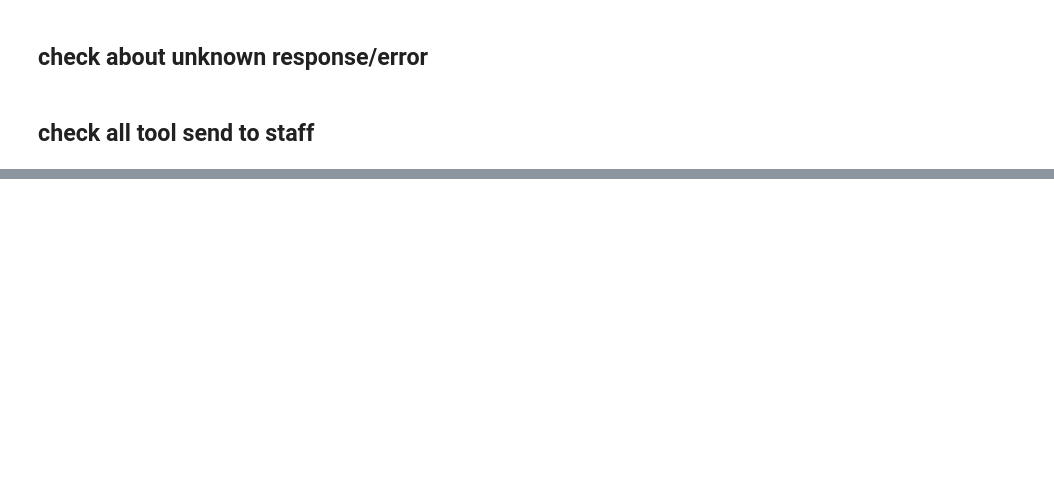
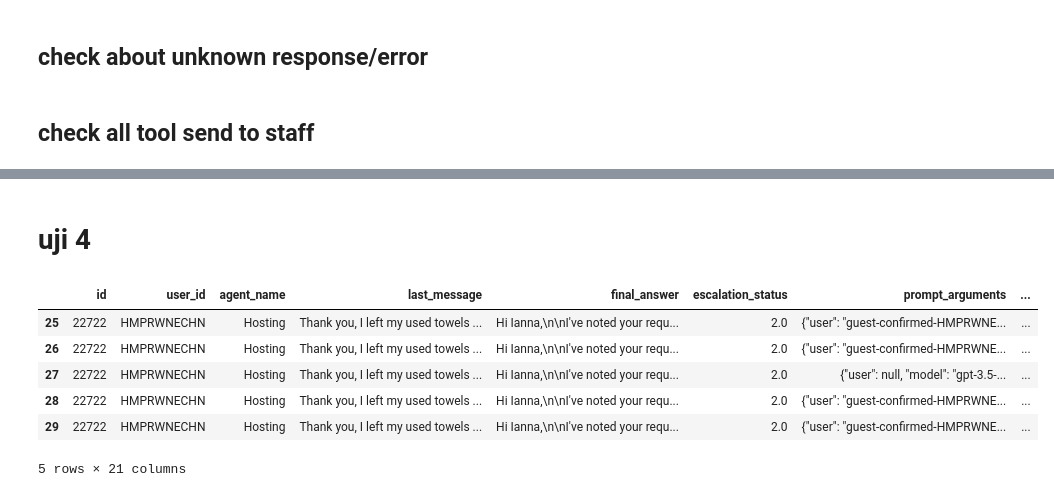
Before and after one commit to riparuk/GRMS, a Jupyter notebook: dataset_exploration.ipynb, the cells around one changed output, grey strips where cells are left out. Saved outputs shown, nothing was run; the diff lists cells and outputs as text; code cells hidden in the pictures; blank space fills up the shorter version.

```diff
--- a/dataset_exploration.ipynb
+++ b/dataset_exploration.ipynb
@@ -471,0 +582,31 @@ InvalidIndexError: (slice(None, None, None), 'information')
+# %%
+# get information from tool_response
+onsite_requests.loc[:,'information'] = onsite_requests['tool_response'].apply(extract_information)
+
+# get name form final_answer
+onsite_requests.loc[:,'name'] = onsite_requests['final_answer'].apply(extract_name)
+
+onsite_requests.head()
+# %%
+# Convert 'created_at' to datetime
+onsite_requests['created_at'] = pd.to_datetime(onsite_requests['created_at'])
+onsite_requests.info()
+# %%
+# # Convert 'created_at' to datetime
+
+# Set the created_at as the index
+onsite_requests.set_index('created_at', inplace=True)
+
+# Resample by day and count sent and not sent requests
+daily_sent = onsite_requests[onsite_requests['response_type'] == 'Sent'].resample('D').size()
+daily_not_sent = onsite_requests[onsite_requests['response_type'] == 'Not Sent'].resample('D').size()
+
+# Plot the frequency over time
+plt.figure(figsize=(14, 7))
+plt.plot(daily_sent, label='Sent Requests', color='green')
+plt.plot(daily_not_sent, label='Not Sent Requests', color='red')
+plt.xlabel('Date')
+plt.ylabel('Number of Requests')
+plt.title('Daily Onsite Requests Sent vs Not Sent')
+plt.legend()
+plt.show()
@@ -471,0 +621,4 @@ InvalidIndexError: (slice(None, None, None), 'information')
+# %%
+drop_col = ['tool_id', 'tool_name', 'tool_arguments', 'prompt_arguments', 'prompt_response', 'category_id', 'category_description', 'state_name', 'state_id']
+onsite_requests.drop(columns=drop_col, inplace=True)
+onsite_requests.info()
@@ -471,0 +635,12 @@ InvalidIndexError: (slice(None, None, None), 'information')
+# %% [markdown]
+# uji 4
+# %%
+onsite_requests.head()
+# %% [output]
+|  | id | user_id | agent_name | last_message | final_answer | escalation_status | prompt_arguments | ... |
+| 25 | 22722 | HMPRWNECHN | Hosting | Thank you, I left my used towels ... | Hi Ianna,\n\nI've noted your requ... | 2.0 | {"user": "guest-confirmed-HMPRWNE... | ... |
+| 26 | 22722 | HMPRWNECHN | Hosting | Thank you, I left my used towels ... | Hi Ianna,\n\nI've noted your requ... | 2.0 | {"user": "guest-confirmed-HMPRWNE... | ... |
+| 27 | 22722 | HMPRWNECHN | Hosting | Thank you, I left my used towels ... | Hi Ianna,\n\nI've noted your requ... | 2.0 | {"user": null, "model": "gpt-3.5-... | ... |
+| 28 | 22722 | HMPRWNECHN | Hosting | Thank you, I left my used towels ... | Hi Ianna,\n\nI've noted your requ... | 2.0 | {"user": "guest-confirmed-HMPRWNE... | ... |
+| 29 | 22722 | HMPRWNECHN | Hosting | Thank you, I left my used towels ... | Hi Ianna,\n\nI've noted your requ... | 2.0 | {"user": "guest-confirmed-HMPRWNE... | ... |
+5 rows × 21 columns
```
Also changed, not shown: parts of 110 cells of this notebook, 1 other file.
